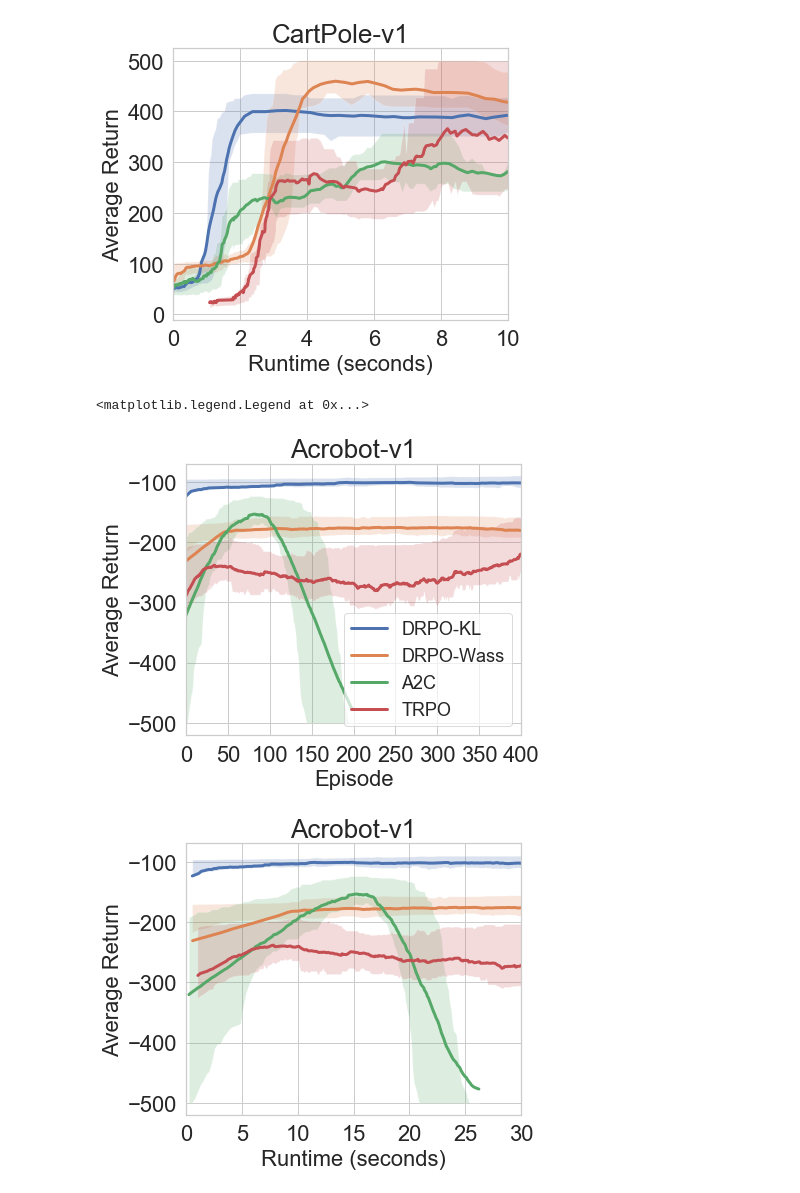
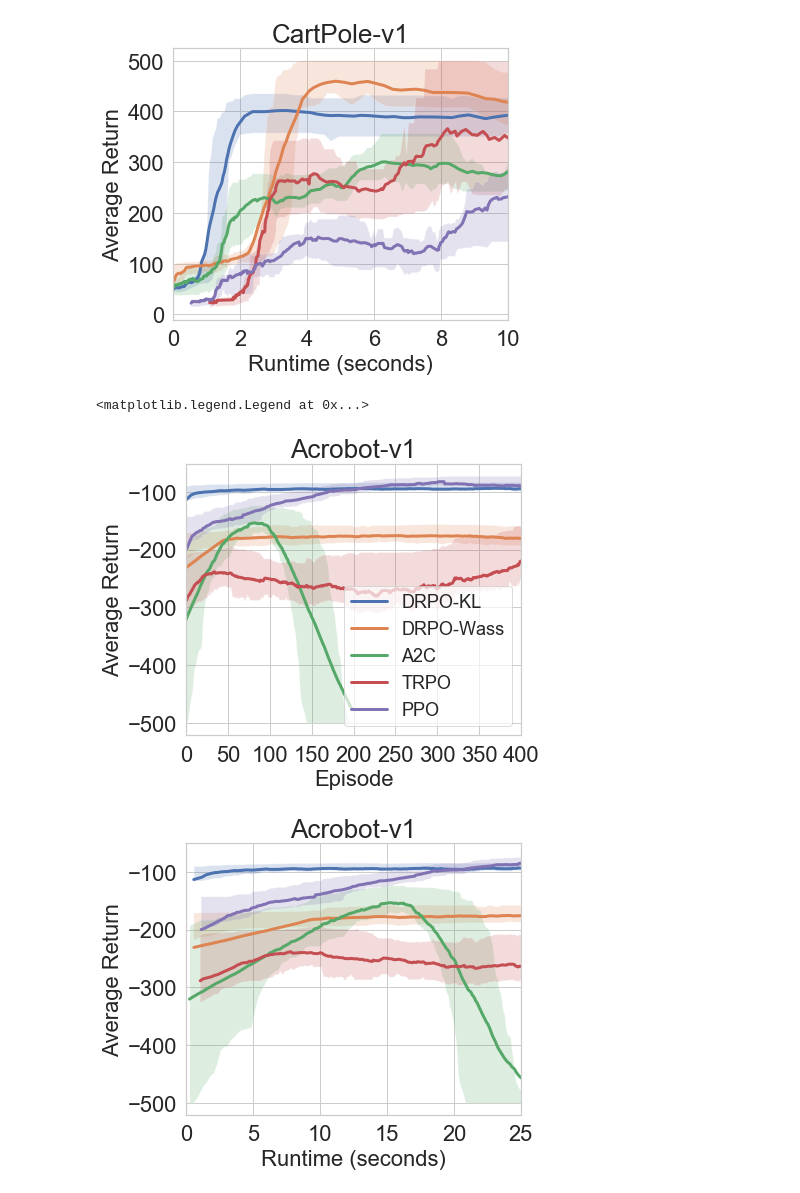
Before and after one commit to kadysongbb/dr-trpo, a Jupyter notebook: discrete_control/view_training.ipynb, the cells around one changed output. Cells and saved outputs as stored; diff of their text form; code cells hidden in the pictures.

```diff
--- a/discrete_control/view_training.ipynb
+++ b/discrete_control/view_training.ipynb
@@ -123,10 +133,20 @@ moving_average = find_moving_avg(y_val, window_size)
 ax.plot(x_val[:len(x_val)-window_size], moving_average[0], label='TRPO', linewidth = 3)
 ax.fill_between(x_val[:len(x_val)-window_size], moving_average[1], moving_average[2], alpha=0.2)
 
+# read PPO baseline results
+trpo_log_name = './tmp/ppo_cartpole_monitor.csv'
+window_size = 30
+df=pd.read_csv(trpo_log_name, sep=',', skiprows = 0, header= 1)
+x_val = df['t']
+y_val = df['r']
+moving_average = find_moving_avg(y_val, window_size)
+ax.plot(x_val[:len(x_val)-window_size], moving_average[0], label='PPO', linewidth = 3)
+ax.fill_between(x_val[:len(x_val)-window_size], moving_average[1], moving_average[2], alpha=0.2)
+
 plt.rcParams["legend.framealpha"] = 0.5
 # ax.legend(loc='lower right', fontsize = 15)
 # %% [output]
-[figure, old version]
+[figure, new version]
 # %%
 import numpy as np
 import pandas as pd
@@ -139,7 +159,7 @@ sns.set_style("whitegrid")
 %matplotlib inline
 plt.rcParams["figure.figsize"] = (6,5)
 
-file_list = ['./log_files/dr_trpo_kl/Acrobot-v1-1583970696.301418.csv', './log_files/dr_trpo_wass/Acrobot-v1-1583979879.1119978.csv', './log_files/a2c/Acrobot-v1-1583971670.480433.csv']
+file_list = ['./log_files/dr_trpo_kl/Acrobot-v1-1586117014.473505.csv', './log_files/dr_trpo_wass/Acrobot-v1-1583979879.1119978.csv', './log_files/a2c/Acrobot-v1-1583971670.480433.csv']
 window_size = 100
 
 def find_moving_avg(data, window_size):
@@ -190,11 +210,21 @@ moving_average = find_moving_avg(y_val, window_size)
 ax.plot(np.arange(len(x_val)-window_size), moving_average[0], label='TRPO', linewidth = 3)
 ax.fill_between(np.arange(len(x_val)-window_size), moving_average[1], moving_average[2], alpha=0.2)
 
+# read PPO baseline results
+trpo_log_name = './tmp/ppo_acrobot_monitor.csv'
+window_size = 100
+df=pd.read_csv(trpo_log_name, sep=',', skiprows = 0, header= 1)
+x_val = df['t']
+y_val = df['r']
+moving_average = find_moving_avg(y_val, window_size)
+ax.plot(np.arange(len(x_val)-window_size), moving_average[0], label='PPO', linewidth = 3)
+ax.fill_between(np.arange(len(x_val)-window_size), moving_average[1], moving_average[2], alpha=0.2)
+
 plt.rcParams["legend.framealpha"] = 0.7
 ax.legend(loc='lower right', fontsize = 18)
 # %% [output]
 <matplotlib.legend.Legend at 0x...>
-[figure, old version]
+[figure, new version]
 # %%
 import numpy as np
 import pandas as pd
@@ -207,7 +237,7 @@ sns.set_style("whitegrid")
 %matplotlib inline
 plt.rcParams["figure.figsize"] = (6,5)
 
-file_list = ['./log_files/dr_trpo_kl/Acrobot-v1-1583970696.301418.csv', './log_files/dr_trpo_wass/Acrobot-v1-1583979879.1119978.csv', './log_files/a2c/Acrobot-v1-1583971670.480433.csv']
+file_list = ['./log_files/dr_trpo_kl/Acrobot-v1-1586117014.473505.csv', './log_files/dr_trpo_wass/Acrobot-v1-1583979879.1119978.csv', './log_files/a2c/Acrobot-v1-1583971670.480433.csv']
 window_size = 100
 
 def find_moving_avg(data, window_size):
@@ -225,36 +255,46 @@ plt.ylabel('Average Return', fontsize=22)
 plt.xlabel('Runtime (seconds)', fontsize=22)
 plt.xticks(fontsize=22)
 plt.yticks(fontsize=22)
-plt.xlim(0,30)
+plt.xlim(0,25)
 plt.title('Acrobot-v1', fontsize = 26)
 
 for name in file_list:
     df=pd.read_csv(name, sep=',',header=None)
     if name.find('a2c') != -1:
         label = 'A2C'
     if name.find('kl') != -1:
         label = 'DRPO-KL'
     if name.find('wass') != -1:
         label = 'DRPO-Wass'
 
     x_val = df[0]
     y_val = df[1]
     moving_average = find_moving_avg(y_val, window_size)
     ax.plot(x_val[:len(x_val)-window_size], moving_average[0], label=label, linewidth = 3)
     ax.fill_between(x_val[:len(x_val)-window_size], moving_average[1], moving_average[2], alpha=0.2)
 
 
 # read TRPO baseline results
 trpo_log_name = './tmp/trpo_acrobot_monitor9.csv'
 window_size = 100
 df=pd.read_csv(trpo_log_name, sep=',', skiprows = 0, header= 1)
 x_val = df['t']
 y_val = df['r']
 moving_average = find_moving_avg(y_val, window_size)
 ax.plot(x_val[:len(x_val)-window_size], moving_average[0], label='TRPO', linewidth = 3)
 ax.fill_between(x_val[:len(x_val)-window_size], moving_average[1], moving_average[2], alpha=0.2)
 
+# read PPO baseline results
+trpo_log_name = './tmp/ppo_acrobot_monitor.csv'
+window_size = 100
+df=pd.read_csv(trpo_log_name, sep=',', skiprows = 0, header= 1)
+x_val = df['t']
+y_val = df['r']
+moving_average = find_moving_avg(y_val, window_size)
+ax.plot(x_val[:len(x_val)-window_size], moving_average[0], label='PPO', linewidth = 3)
+ax.fill_between(x_val[:len(x_val)-window_size], moving_average[1], moving_average[2], alpha=0.2)
+
 plt.rcParams["legend.framealpha"] = 0.5
 # ax.legend(loc='lower right', fontsize = 15)
 # %% [output]
-[figure, old version]
+[figure, new version]
```
Also changed, not shown: parts of 1 cell of this notebook, 16 other files.
